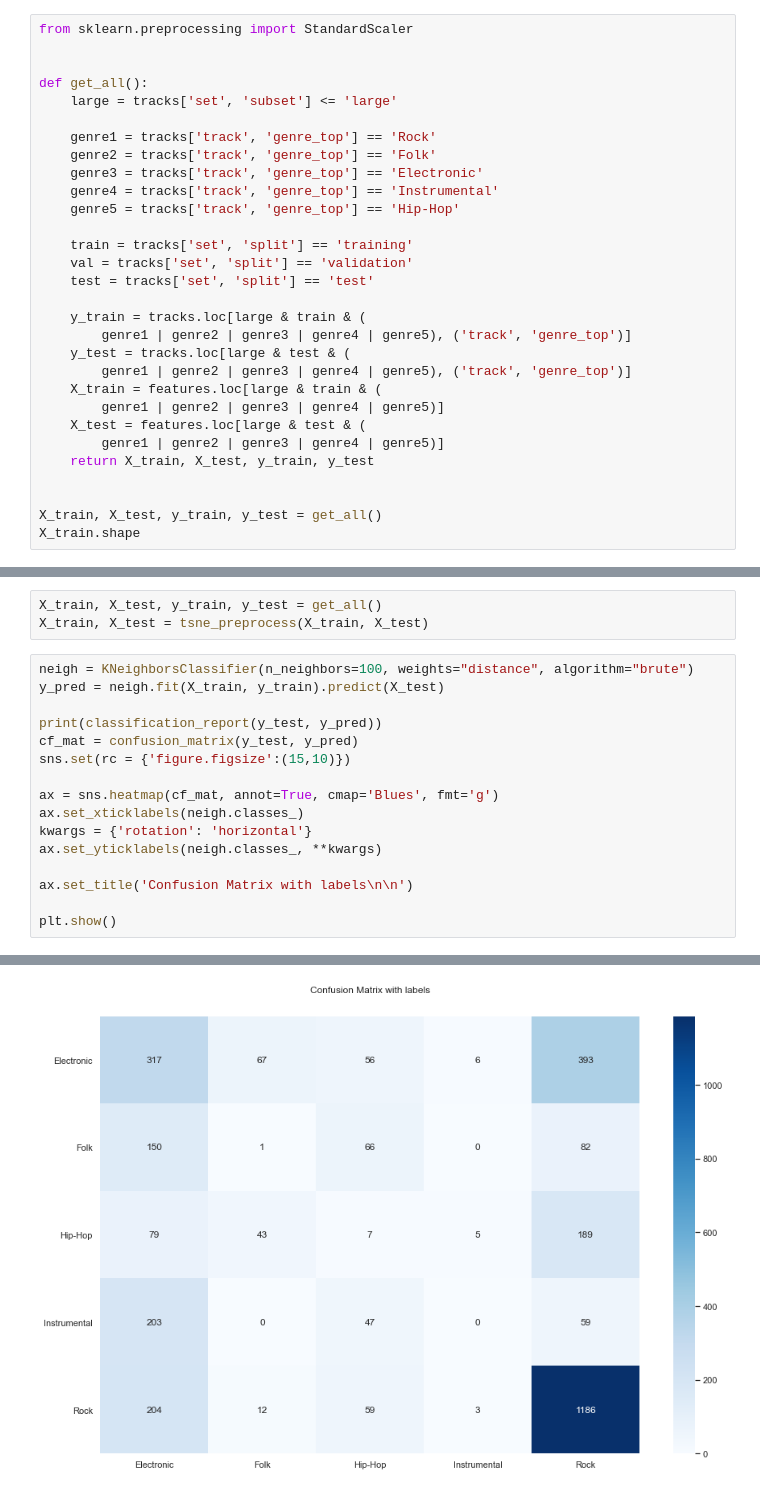
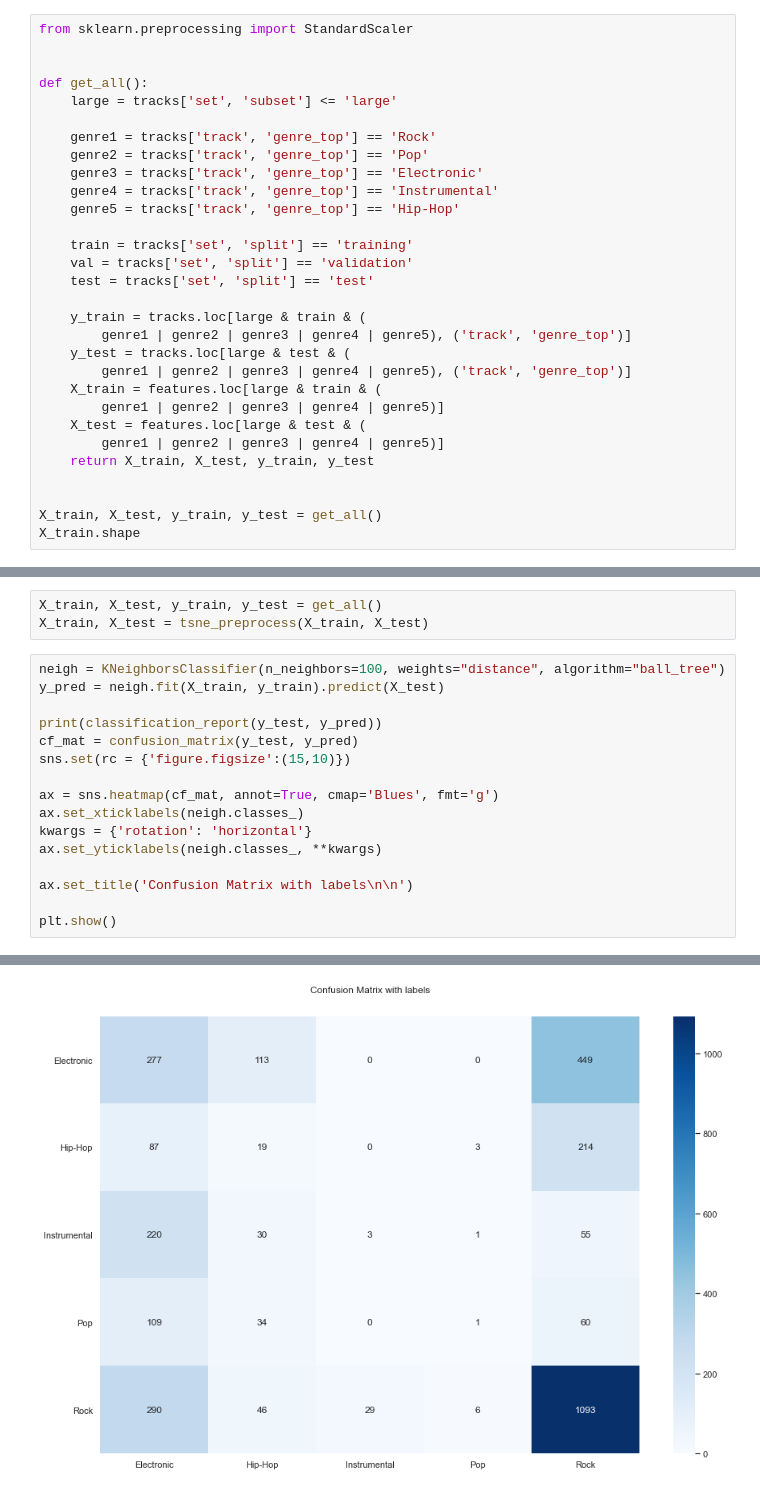
Before and after one commit to royyi/group10-music-classifier, a Jupyter notebook: model/knn large.ipynb, the cells around one changed output, grey strips where cells are left out. Cells and saved outputs as stored; diff of their text form.

```diff
--- a/model/knn large.ipynb
+++ b/model/knn large.ipynb
@@ -20,7 +20,7 @@ def get_all():
     large = tracks['set', 'subset'] <= 'large'
 
     genre1 = tracks['track', 'genre_top'] == 'Rock'
-    genre2 = tracks['track', 'genre_top'] == 'Folk'
+    genre2 = tracks['track', 'genre_top'] == 'Pop'
     genre3 = tracks['track', 'genre_top'] == 'Electronic'
     genre4 = tracks['track', 'genre_top'] == 'Instrumental'
     genre5 = tracks['track', 'genre_top'] == 'Hip-Hop'
@@ -146,7 +146,7 @@ X_train.shape
 X_train, X_test, y_train, y_test = get_all()
 X_train, X_test = tsne_preprocess(X_train, X_test)
 # %%
-neigh = KNeighborsClassifier(n_neighbors=100, weights="distance", algorithm="brute")
+neigh = KNeighborsClassifier(n_neighbors=100, weights="distance", algorithm="ball_tree")
 y_pred = neigh.fit(X_train, y_train).predict(X_test)
 
 print(classification_report(y_test, y_pred))
@@ -176 +176 @@ weighted avg       0.37      0.47      0.41      3234
-[figure, old version]
+[figure, new version]
```
Also changed, not shown: parts of 7 cells of this notebook.
